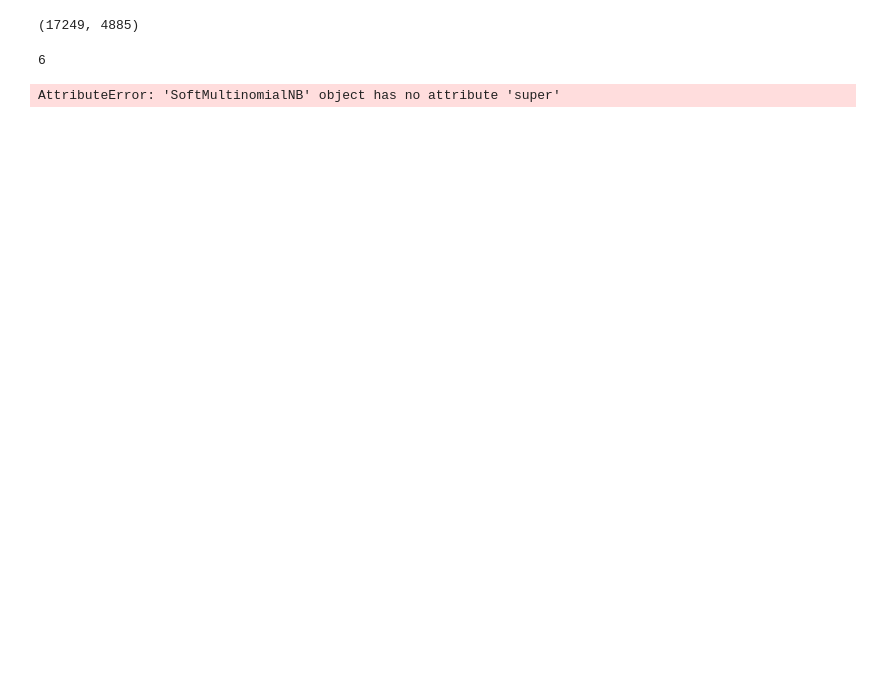
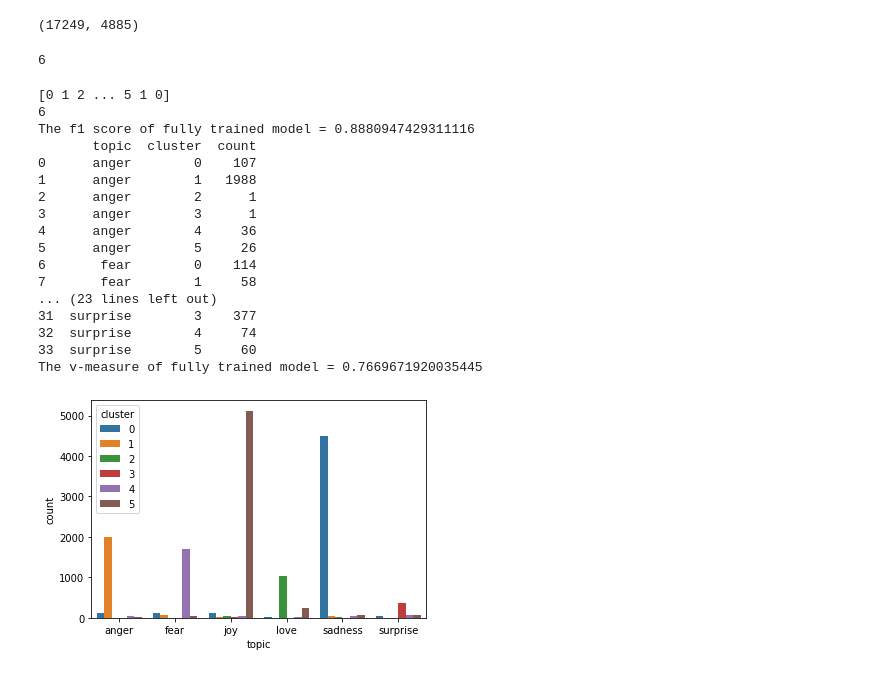
Before and after one commit to hiennguyen26/Emotions_Topics_Modeling, a Jupyter notebook: semi_supervised_nb.ipynb, the cells around one changed output. Cells and saved outputs as stored; diff of their text form; code cells hidden in the pictures; blank space fills up the shorter version.

```diff
--- a/semi_supervised_nb.ipynb
+++ b/semi_supervised_nb.ipynb
@@ -56,3 +51,5 @@ mask = np.concatenate((mask_1,mask_2), axis =0)
+# %%
+mask = np.arange(X_supervised.shape[0])
 # %%
 # function to get unique values
 def unique(list1):
@@ -143,7 +140,10 @@ def semisupervised_EM(init_model,k, X, y_true, mask, max_iters=200, soft=False,
         # E Step: predict the latent variables (y_hat) using the model
         newy_hat = m.predict_proba(X)
         if not soft:
-            newy_hat = np.floor(0.5 + newy_hat)
+            for i_soft in range(len(newy_hat)):
+                bestindex = np.argmax(newy_hat[i_soft])
+                newy_hat[i_soft,:] = 0
+                newy_hat[i_soft, bestindex] = 1
         # converged, return model
         if (newy_hat == y_hat).all():
             if return_model:
@@ -161,33 +161,50 @@ def semisupervised_EM(init_model,k, X, y_true, mask, max_iters=200, soft=False,
     else:
         return y_hat
 # %%
-yhat, m = semisupervised_EM(lambda: SoftMultinomialNB(), 6, combined_X, combined_Y, mask, return_model=True, soft=True)
+yhat, m_soft = semisupervised_EM(lambda: SoftMultinomialNB(), 6, combined_X, combined_Y, mask, return_model=True, soft=True)
-# %% [output]
-AttributeError: 'SoftMultinomialNB' object has no attribute 'super'
 # %%
 def breakdown_clusters_by_ground_truth(y_true, cluster_labels, display=True) :
     """
     If display = True,
         display counts of documents of each topic in each of the generated
         clusters and plot the same.
 
     Returns v-measure of cluster labels with respect to ground truth
     """
 
     assert len(y_true) == len(cluster_labels), "Length of Target and cluster labels don't match"
     df = pd.DataFrame({'topic' : y_true, 'cluster' : cluster_labels})
     counts = df.groupby(['topic', 'cluster']).size().reset_index().rename(columns={0:'count'})
     if display :
         print(counts)
         sns.barplot(x="topic", y="count", hue="cluster", data=counts)
     return v_measure_score(y_true, cluster_labels)
 
 from sklearn.metrics import f1_score
 
-prediction = m.predict(X_supervised)
-print(prediction)
-print(len(unique(prediction)))
-train_eval = lambda cluster_labels, d=True: breakdown_clusters_by_ground_truth(prediction, y_train, d)
+prediction_train = m_soft.predict(X_supervised)
+print(prediction_train)
+print(len(unique(prediction_train)))
+train_eval = lambda cluster_labels, d=True: breakdown_clusters_by_ground_truth(train.sentiment, prediction_train, d)
 
-print(f'The f1 score of fully trained model = {f1_score(y_train, prediction,average="macro")}')
-print(f'The v-measure of fully trained model = {train_eval(prediction, d=True)}')
+print(f'The f1 score of fully trained model = {f1_score(y_train, prediction_train,average="macro")}')
+print(f'The v-measure of fully trained model = {train_eval(prediction_train, d=True)}')
+# %% [output]
+[0 1 2 ... 5 1 0]
+6
+The f1 score of fully trained model = 0.8880947429311116
+       topic  cluster  count
+0      anger        0    107
+1      anger        1   1988
+2      anger        2      1
+3      anger        3      1
+4      anger        4     36
+5      anger        5     26
+6       fear        0    114
+7       fear        1     58
+... (23 lines left out)
+31  surprise        3    377
+32  surprise        4     74
+33  surprise        5     60
+The v-measure of fully trained model = 0.7669671920035445
+[figure, added]
```
Also changed, not shown: parts of 4 cells of this notebook, 2 other files.
